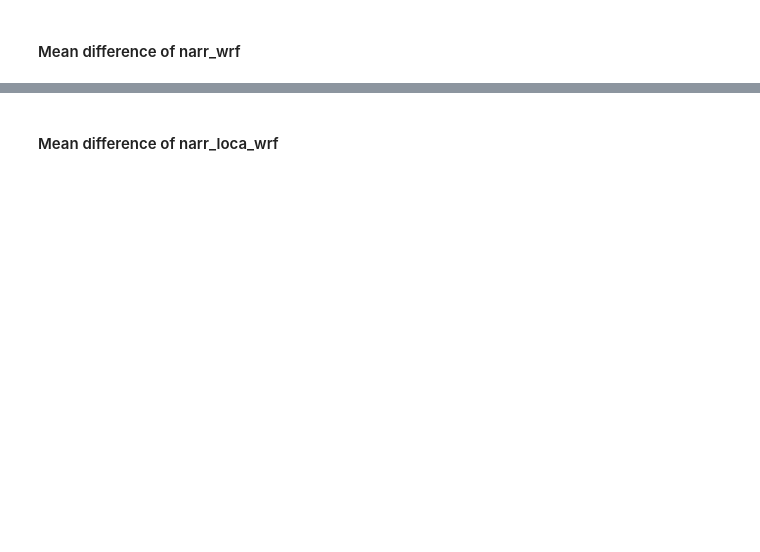
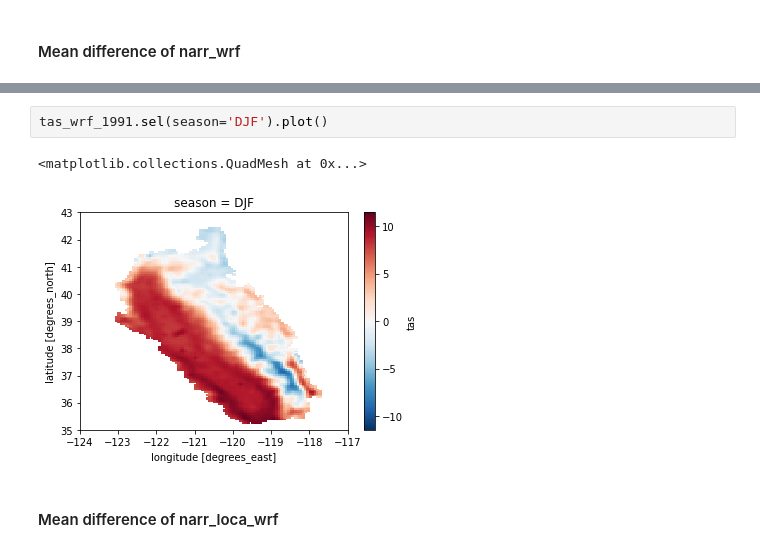
Before and after one commit to raghavgr/DOE-Hydro, a Jupyter notebook: Temperature with Mean Difference.ipynb, the cells around one changed output, grey strips where cells are left out. Cells and saved outputs as stored; diff of their text form; blank space fills up the shorter version.

```diff
--- a/Temperature with Mean Difference.ipynb
+++ b/Temperature with Mean Difference.ipynb
@@ -57,3 +59,8 @@ mean_diff_wrf_1991_2091.plot(cmap='hot_r')
+# %%
+tas_wrf_1991.sel(season='DJF').plot()
+# %% [output]
+<matplotlib.collections.QuadMesh at 0x...>
+[figure, added]
 # %% [markdown]
 #### Mean difference of narr_loca_wrf
 # %%
```
Also changed, not shown: parts of 12 cells of this notebook, 1 other file.
